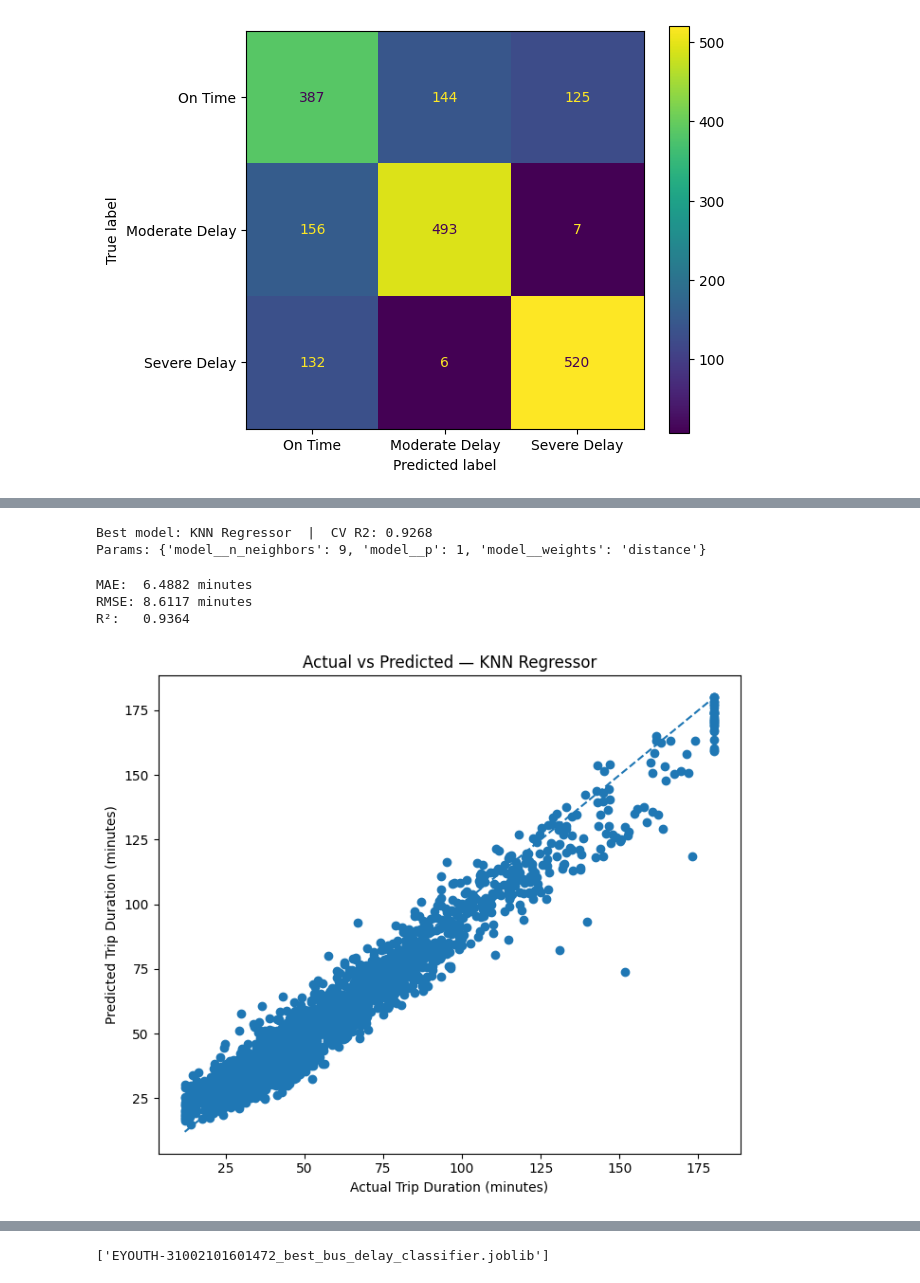
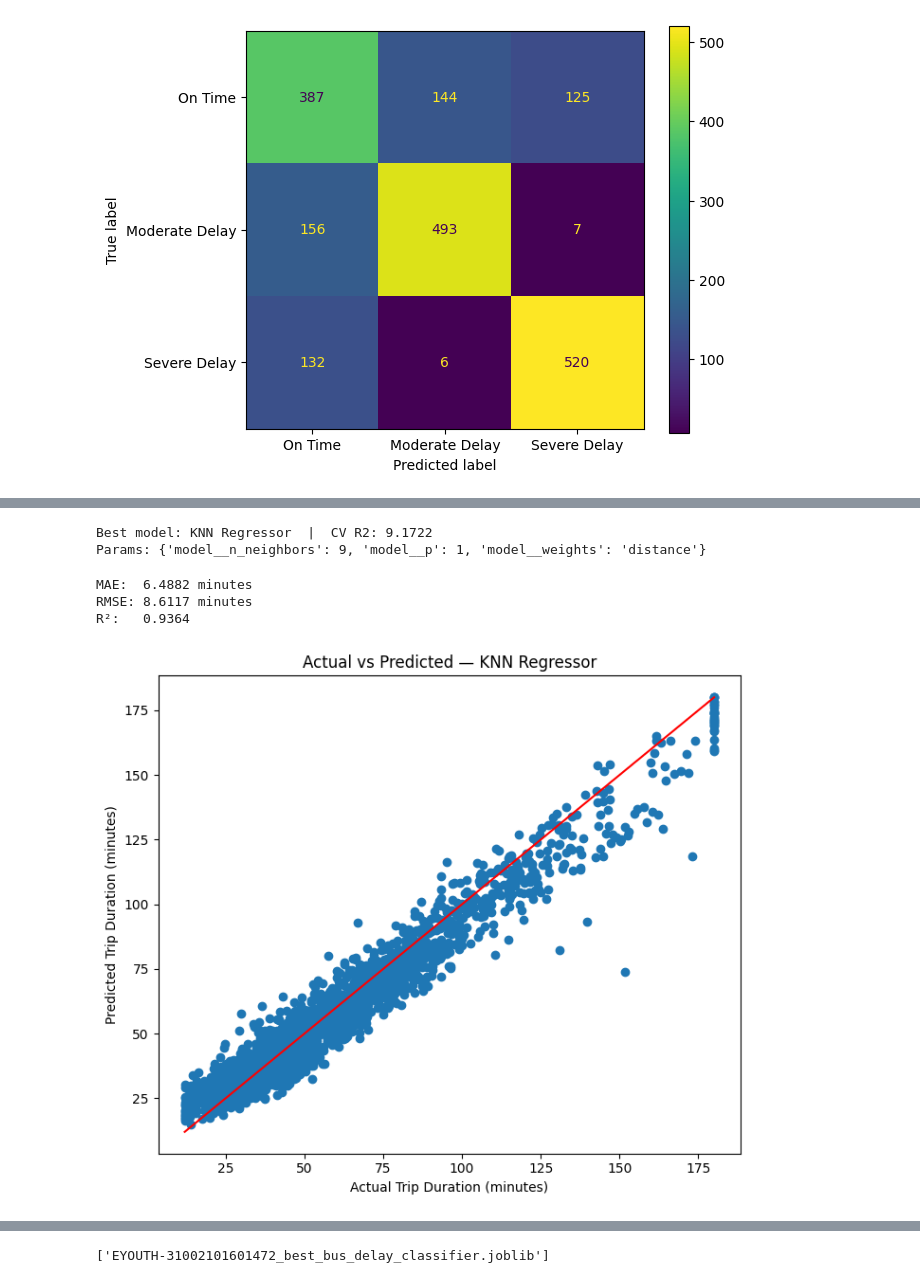
Before and after one commit to BinEmad7/deci_project-L4_term2, a Jupyter notebook: EYOUTH-31002101601472_bus_operations_project.ipynb, the cells around one changed output, grey strips where cells are left out. Drawn from its saved outputs; the diff is of its cells as text; code cells hidden in the pictures.

```diff
--- a/working_file.ipynb
+++ b/EYOUTH-31002101601472_bus_operations_project.ipynb
@@ -488,14 +498,14 @@ model_comparison_regg
 # %%
 best_model_name_regg = model_comparison_regg.loc[0, 'Model']
-best_cv_r2 = model_comparison_regg.loc[0, 'Mean CV R2']
+best_cv_RMSE = model_comparison_regg.loc[0, 'Mean CV RMSE']
 best_search_regg = search_results_regg[best_model_name_regg]
 
 y_duration_pred_best = best_search_regg.predict(X_test)
 
-print(f"Best model: {best_model_name_regg}  |  CV R2: {best_cv_r2:.4f}")
+print(f"Best model: {best_model_name_regg}  |  CV R2: {best_cv_RMSE:.4f}")
 print(f"Params: {best_search_regg.best_params_}")
 # %% [output]
-Best model: KNN Regressor  |  CV R2: 0.9268
+Best model: KNN Regressor  |  CV R2: 9.1722
 Params: {'model__n_neighbors': 9, 'model__p': 1, 'model__weights': 'distance'}
 # %%
 mae = mean_absolute_error(y_duration_test, y_duration_pred_best)
@@ -512,22 +522,22 @@ R²:   0.9364
 # %%
 plt.figure(figsize=(7, 6))
 
 plt.scatter(y_duration_test, y_duration_pred_best)
 
 min_value = min(y_duration_test.min(), y_duration_pred_best.min())
 max_value = max(y_duration_test.max(), y_duration_pred_best.max())
 
 plt.plot(
     [min_value, max_value],
     [min_value, max_value],
-    linestyle='--'
+    color='red'
 )
 
 plt.xlabel('Actual Trip Duration (minutes)')
 plt.ylabel('Predicted Trip Duration (minutes)')
 plt.title(f'Actual vs Predicted — {best_model_name_regg}')
 
 plt.tight_layout()
 plt.show()
 # %% [output]
-[figure, old version]
+[figure, new version]
```
Also changed, not shown: parts of 9 cells of this notebook, 2 other files.
